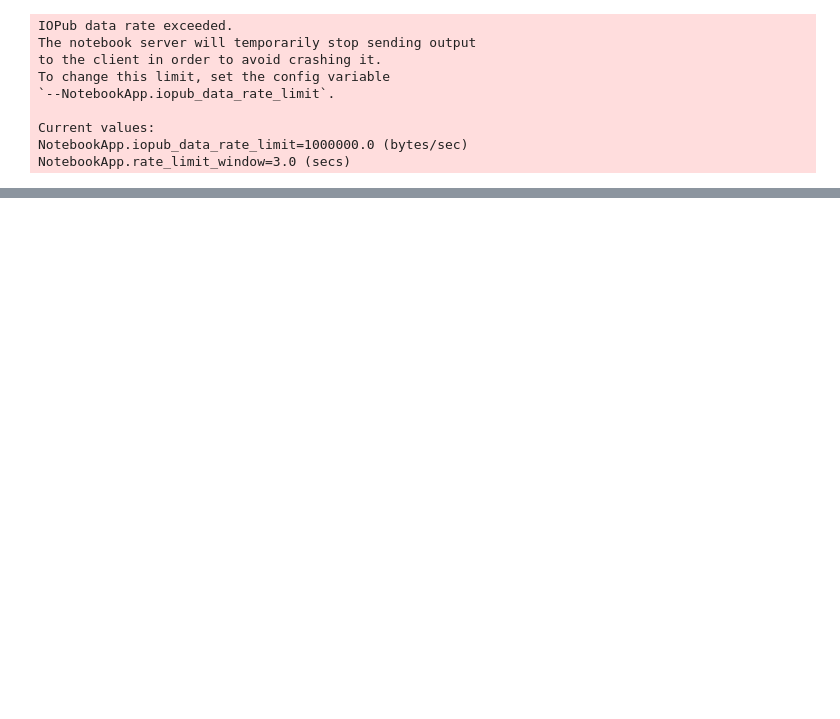
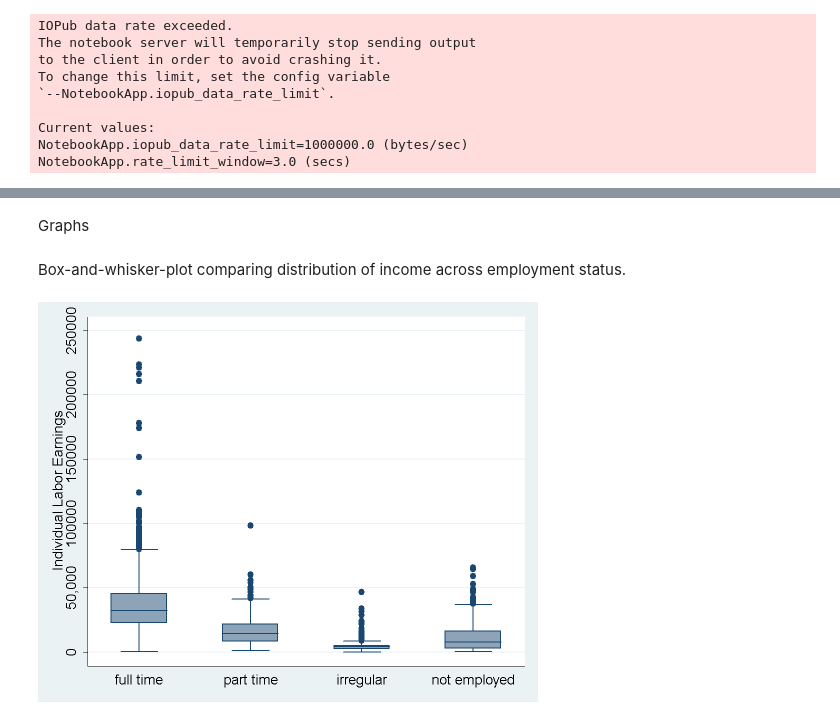
Before and after one commit to peter-akworo/STATA-Python-Ipystata-, a Jupyter notebook: StataData.ipynb, the cells around one changed output, grey strips where cells are left out. Drawn from its saved outputs; the diff is of its cells as text; code cells hidden in the pictures; blank space fills up the shorter version.

```diff
--- a/StataData.ipynb
+++ b/StataData.ipynb
@@ -130,0 +405,9 @@ NotebookApp.rate_limit_window=3.0 (secs)
+# %% [markdown]
+Graphs
+# %% [markdown]
+Box-and-whisker-plot comparing distribution of income across employment status.
+# %%
+%%stata
+graph box income if income <= 250000, over (emp)
+# %% [output]
+[figure, added]
```
Also changed, not shown: parts of 39 cells of this notebook.
